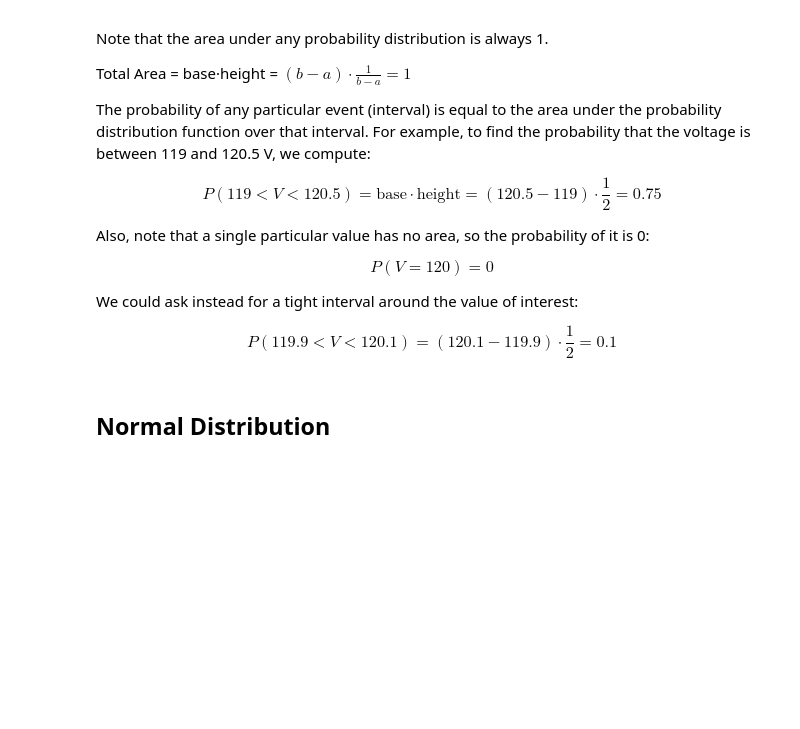
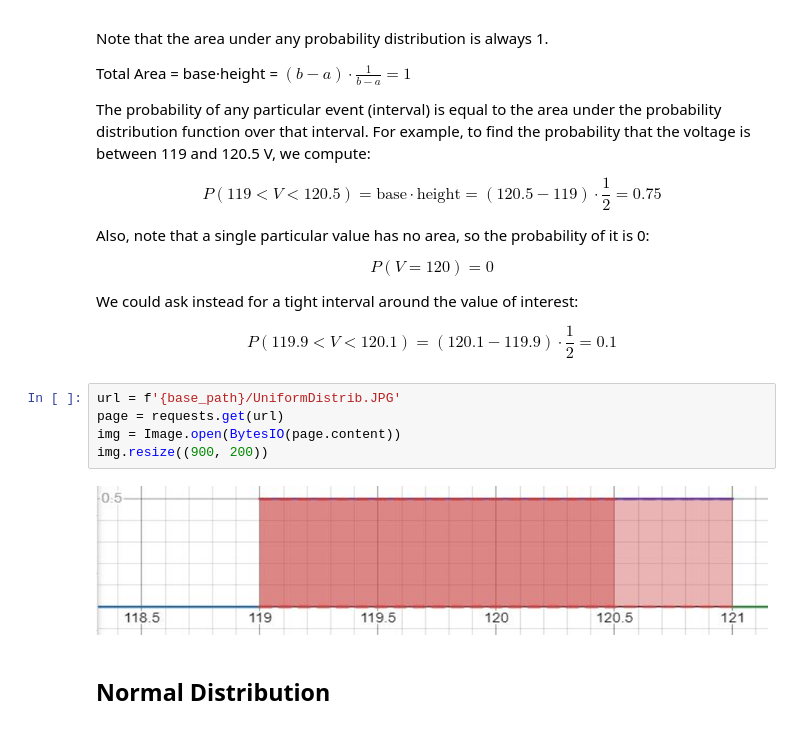
Before and after one commit to rezahabibi96/GitBook, a Jupyter notebook: books/applied-statistics-with-python/ch-4.ipynb, the cells around one changed output. Drawn from its saved outputs; the diff is of its cells as text; blank space fills up the shorter version.

```diff
--- a/books/applied-statistics-with-python/ch-4.ipynb
+++ b/books/applied-statistics-with-python/ch-4.ipynb
@@ -73,6 +77,13 @@ $$P(V = 120) = 0$$
 We could ask instead for a tight interval around the value of interest:
 
 $$P(119.9 < V < 120.1) = (120.1 - 119.9) \cdot \frac{1}{2} = 0.1$$
+# %%
+url = f'{base_path}/UniformDistrib.JPG'
+page = requests.get(url)
+img = Image.open(BytesIO(page.content))
+img.resize((900, 200))
+# %% [output]
+[figure, added]
 # %% [markdown]
 ## Normal Distribution
 # %% [markdown]
```
Also changed, not shown: parts of 91 cells of this notebook, 7 other files.
